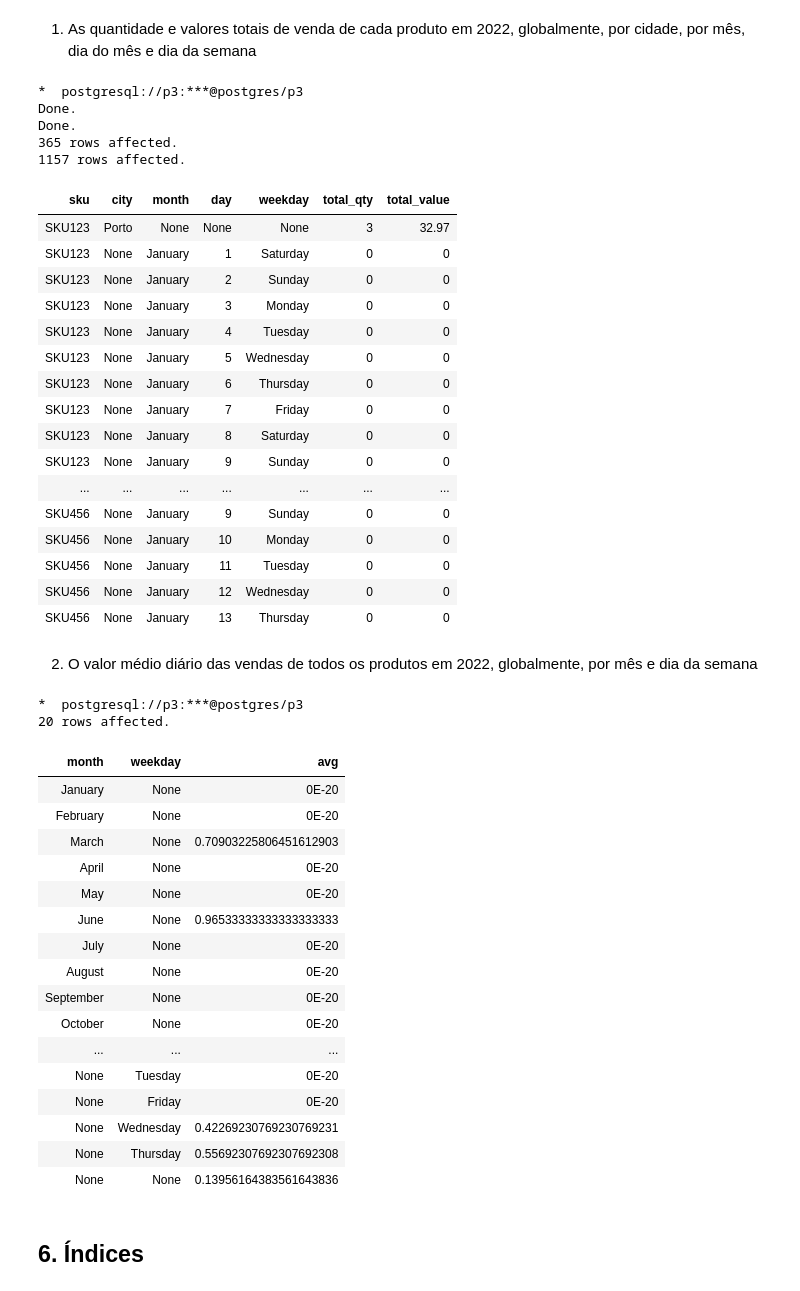
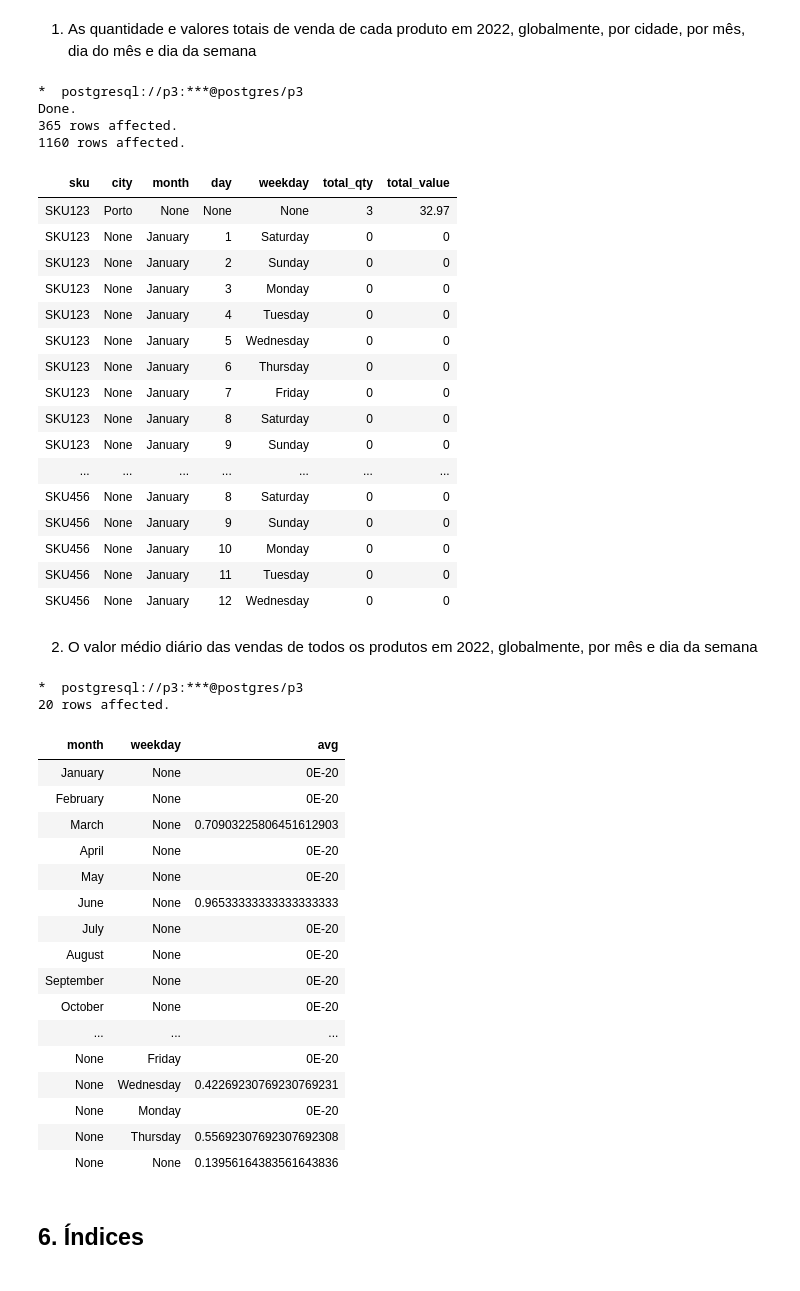
Before and after one commit to joaodrmacas/Postgres-DB, a Jupyter notebook: Entrega3.ipynb, the cells around one changed output. Saved outputs shown, nothing was run; the diff lists cells and outputs as text; code cells hidden in the pictures.

```diff
--- a/Entrega3.ipynb
+++ b/Entrega3.ipynb
@@ -590,7 +582,7 @@ Usando a vista desenvolvida para a Questão 3, escreva duas consultas SQL que pe
 # %%
 %%sql
 
-DROP TABLE data;
+--DROP TABLE data;
 CREATE TABLE data(
 id SERIAL PRIMARY KEY,
 year INTEGER,
@@ -615,41 +607,40 @@ FROM GENERATE_SERIES(
 SELECT p.sku, ps.city, d.month, d.day, d.weekday, SUM(COALESCE(qty,0)) as total_qty, SUM(COALESCE(total_price,0)) AS total_value
 FROM (
     SELECT DISTINCT sku
     FROM product_sales
 ) p
 CROSS JOIN data d
 LEFT JOIN product_sales ps ON d.year = ps.year
                             AND d.month = ps.month
                             AND d.day = ps.day_of_month
                             AND p.sku = ps.sku
                             AND d.weekday = ps.day_of_week
                             AND ps.year =2022
 WHERE d.year = 2022
-GROUP BY GROUPING SETS ((p.sku,ps.city), (p.sku,d.month), (p.sku,d.month,d.day,d.weekday), (p.sku,d.weekday))
+GROUP BY GROUPING SETS ( (p.sku), (p.sku,ps.city), (p.sku,d.month), (p.sku,d.month,d.day,d.weekday), (p.sku,d.weekday))
 ORDER BY (p.sku,ps.city,EXTRACT(MONTH FROM TO_DATE(d.month, 'Month')),d.day,EXTRACT(DOW FROM TO_DATE(d.weekday,'Day')));
 # %% [output]
 *  postgresql://p3:***@postgres/p3
 Done.
-Done.
 365 rows affected.
-1157 rows affected.
+1160 rows affected.
 | sku | city | month | day | weekday | total_qty | total_value |
 | SKU123 | Porto | None | None | None | 3 | 32.97 |
 | SKU123 | None | January | 1 | Saturday | 0 | 0 |
 | SKU123 | None | January | 2 | Sunday | 0 | 0 |
 | SKU123 | None | January | 3 | Monday | 0 | 0 |
 | SKU123 | None | January | 4 | Tuesday | 0 | 0 |
 | SKU123 | None | January | 5 | Wednesday | 0 | 0 |
 | SKU123 | None | January | 6 | Thursday | 0 | 0 |
 | SKU123 | None | January | 7 | Friday | 0 | 0 |
 | SKU123 | None | January | 8 | Saturday | 0 | 0 |
 | SKU123 | None | January | 9 | Sunday | 0 | 0 |
 | ... | ... | ... | ... | ... | ... | ... |
+| SKU456 | None | January | 8 | Saturday | 0 | 0 |
 | SKU456 | None | January | 9 | Sunday | 0 | 0 |
 | SKU456 | None | January | 10 | Monday | 0 | 0 |
 | SKU456 | None | January | 11 | Tuesday | 0 | 0 |
 | SKU456 | None | January | 12 | Wednesday | 0 | 0 |
-| SKU456 | None | January | 13 | Thursday | 0 | 0 |
 # %% [markdown]
 2. O valor médio diário das vendas de todos os produtos em 2022, globalmente, por mês e dia da semana
 # %%
@@ -671,7 +662,6 @@ LEFT JOIN product_sales ps ON d.year = ps.year
                             AND ps.year =2022
 WHERE d.year = 2022
 GROUP BY (d.month,d.day,d.weekday)
-ORDER BY (EXTRACT(MONTH FROM TO_DATE(d.month, 'Month')),d.day,EXTRACT(DOW FROM TO_DATE(d.weekday,'Day')))
 ) res
 GROUP BY GROUPING SETS ( (month), (weekday), ())
 ORDER BY (EXTRACT(MONTH FROM TO_DATE(month, 'Month')),EXTRACT(DOW FROM TO_DATE(weekday,'Day')));
@@ -690,9 +680,9 @@ ORDER BY (EXTRACT(MONTH FROM TO_DATE(month, 'Month')),EXTRACT(DOW FROM TO_DATE(w
 | September | None | 0E-20 |
 | October | None | 0E-20 |
 | ... | ... | ... |
-| None | Tuesday | 0E-20 |
 | None | Friday | 0E-20 |
 | None | Wednesday | 0.42269230769230769231 |
+| None | Monday | 0E-20 |
 | None | Thursday | 0.55692307692307692308 |
 | None | None | 0.13956164383561643836 |
 # %% [markdown]
```
Also changed, not shown: parts of 4 cells of this notebook, 3 other files.
